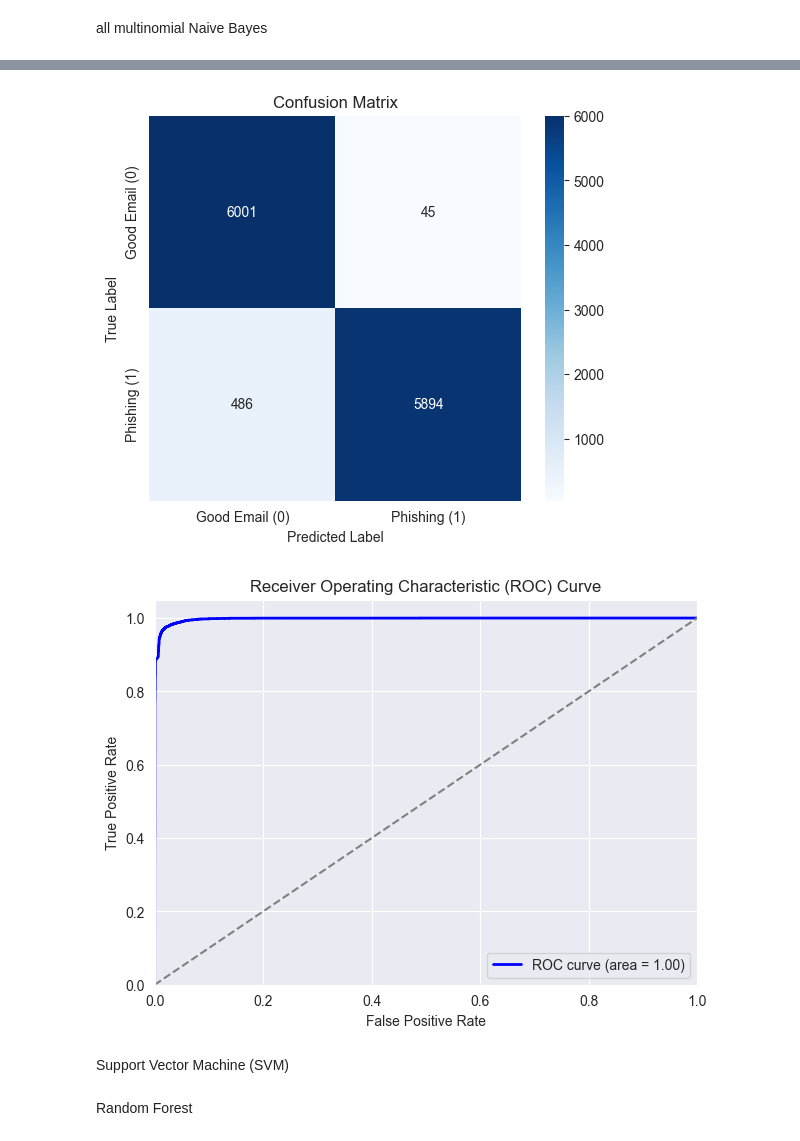
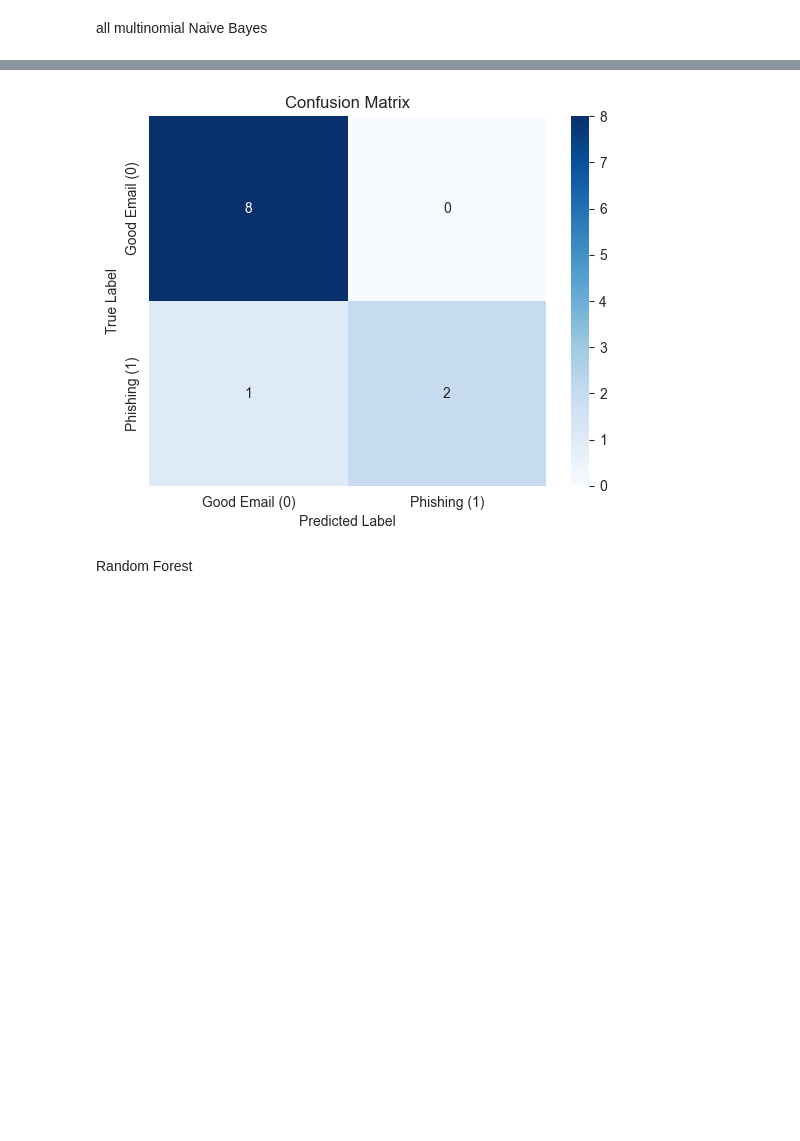
Before and after one commit to IngridSin/CyberSentinelML, a Jupyter notebook: IM/scripts/combine3.ipynb, the cells around one changed output, grey strips where cells are left out. Cells and saved outputs as stored; diff of their text form; code cells hidden in the pictures; blank space fills up the shorter version.

```diff
--- a/IM/scripts/combine3.ipynb
+++ b/IM/scripts/combine3.ipynb
@@ -61,52 +125,40 @@ all multinomial Naive Bayes
 # %%
-# TF-IDF Vectorization
-tfidf_sender = TfidfVectorizer()
-tfidf_subject = TfidfVectorizer()
-tfidf_body = TfidfVectorizer()
+# Load test data
+test_df = pd.read_excel(r"C:\Users\may\Desktop\phishing.xlsx")
 
-X_sender = tfidf_sender.fit_transform(df['cleaned_sender'])
-X_subject = tfidf_subject.fit_transform(df['cleaned_subject'])
-X_body = tfidf_body.fit_transform(df['cleaned_body'])
+# Preprocess test data (same cleaning as training)
+test_df['cleaned_sender'] = test_df['sender'].apply(clean_text)
+test_df['cleaned_subject'] = test_df['subject'].apply(clean_text)
+test_df['cleaned_body'] = test_df['body'].apply(clean_text)
 
-# Combine all features
-X_combined = hstack((X_sender, X_subject, X_body))
-y = df['label']
+# Transform using existing vectorizers
+X_test_sender = tfidf_sender.transform(test_df['cleaned_sender'])
+X_test_subject = tfidf_subject.transform(test_df['cleaned_subject'])
+X_test_body = tfidf_body.transform(test_df['cleaned_body'])
 
-# Split dataset
-X_train, X_test, y_train, y_test = train_test_split(X_combined, y, test_size=0.2, random_state=42)
+# Combine features
+X_test_combined = hstack((X_test_sender, X_test_subject, X_test_body))
 
-# Train Naive Bayes Model
-nb_model = MultinomialNB()
-nb_model.fit(X_train, y_train)
+# Make predictions
+test_df['predicted_label'] = nb_model.predict(X_test_combined)
+test_df['phishing_probability'] = nb_model.predict_proba(X_test_combined)[:, 1]
 
-# Predictions
-y_pred = nb_model.predict(X_test)
-y_pred_proba = nb_model.predict_proba(X_test)[:, 1]
+# If you have true labels for evaluation
+if 'label' in test_df.columns:
+    print("Test Accuracy:", accuracy_score(test_df['label'], test_df['predicted_label']))
+    print(classification_report(test_df['label'], test_df['predicted_label']))
 
-# Evaluate Performance
-print("Accuracy:", accuracy_score(y_test, y_pred))
-print("Classification Report:\n", classification_report(y_test, y_pred))
+    # Confusion Matrix
+    cm = confusion_matrix(test_df['label'], test_df['predicted_label'])
+    sns.heatmap(cm, annot=True, fmt="d", cmap="Blues", xticklabels=['Good Email (0)', 'Phishing (1)'], yticklabels=['Good Email (0)', 'Phishing (1)'])
+    plt.xlabel("Predicted Label")
+    plt.ylabel("True Label")
+    plt.title("Confusion Matrix")
+    plt.show()
 
-# Confusion Matrix
-cm = confusion_matrix(y_test, y_pred)
-plt.figure(figsize=(6, 5))
-sns.heatmap(cm, annot=True, fmt="d", cmap="Blues", xticklabels=['Good Email (0)', 'Phishing (1)'], yticklabels=['Good Email (0)', 'Phishing (1)'])
-plt.xlabel("Predicted Label")
-plt.ylabel("True Label")
-plt.title("Confusion Matrix")
-plt.show()
+# Show results
+#print(test_df[['sender', 'subject', 'predicted_label', 'phishing_probability']].head())
 
-# ROC Curve
-fpr, tpr, _ = roc_curve(y_test, y_pred_proba)
-roc_auc = auc(fpr, tpr)
-plt.figure(figsize=(7, 5))
-plt.plot(fpr, tpr, color="blue", lw=2, label="ROC curve (area = %0.2f)" % roc_auc)
-plt.plot([0, 1], [0, 1], color="gray", linestyle="--")
-plt.xlim([0.0, 1.0])
-plt.ylim([0.0, 1.05])
-plt.xlabel("False Positive Rate")
-plt.ylabel("True Positive Rate")
-plt.title("Receiver Operating Characteristic (ROC) Curve")
-plt.legend(loc="lower right")
-plt.show()
+# Save results with predictions
+#test_df.to_excel(".xlsx", index=False)
 # %% [output]
@@ -123,4 +174 @@ weighted avg       0.96      0.96      0.96     12426
-[figure, old version]
+[figure, new version]
-[figure, removed]
-# %% [markdown]
-Support Vector Machine (SVM)
```
Also changed, not shown: parts of 11 cells of this notebook.
